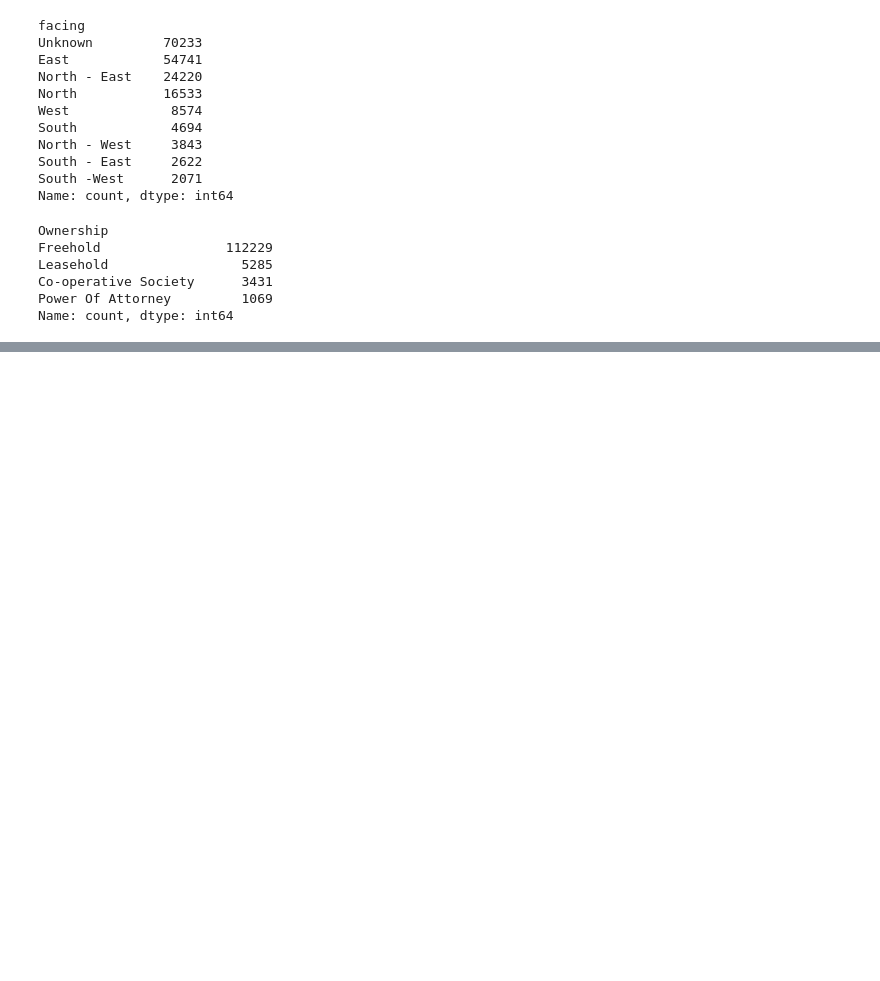
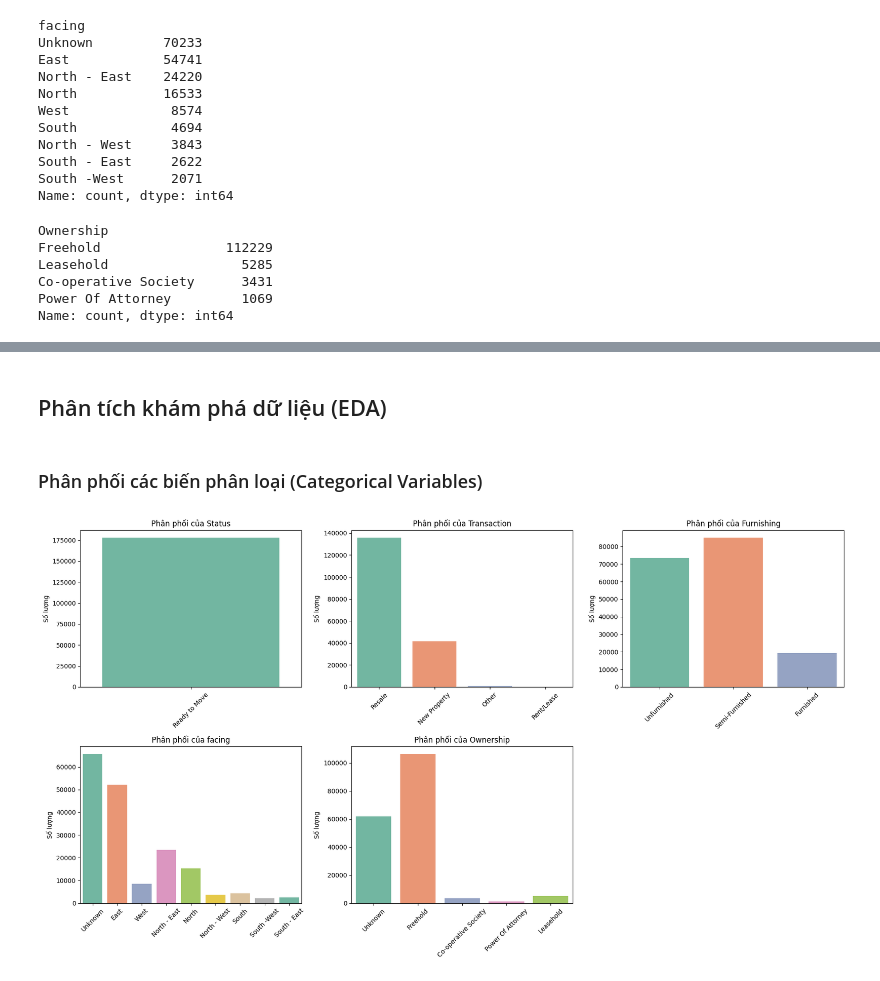
Before and after one commit to vyvy31082004/House-Price-Prediction, a Jupyter notebook: final.ipynb, the cells around one changed output, grey strips where cells are left out. Cells and saved outputs as stored; diff of their text form; code cells hidden in the pictures; blank space fills up the shorter version.

```diff
--- a/final.ipynb
+++ b/final.ipynb
@@ -91,3 +98,18 @@ def clean_area(x):
+# %%
+def clean_area(x):
+    if pd.isna(x):
+        return np.nan
+    x=str(x).lower()
+    match = re.match(r'([0-9.]+)\s*(.*)',x)
+    if match:
+        value = float(match.group(1))
+        unit = match.group(2).strip()
+        if 'sqm' in unit or 'sq.m.' in unit:
+            return value * 10.7639
+        elif 'sqyrd' in unit:
+            return value * 9.0
+        return value
+    return np.nan
 # %%
 data['Carpet Area'] = data['Carpet Area'].apply(clean_area)
 data['Carpet Area'] = data['Carpet Area'].fillna(data['Carpet Area'].median())
@@ -133,5 +170,6 @@ Co-operative Society      3431
 Power Of Attorney         1069
 Name: count, dtype: int64
 # %%
-data['Ownership'].fillna('Unknown')
+data['Ownership'] = data['Ownership'].fillna('Unknown')
+data['Ownership'].value_counts()
 # %% [output]
@@ -149,0 +225,2 @@ Name: Ownership, Length: 187531, dtype: object
+# %%
+data.drop(columns='Amount(in rupees)',inplace=True)
@@ -149,0 +332,26 @@ Name: Ownership, Length: 187531, dtype: object
+# %% [markdown]
+## Phân tích khám phá dữ liệu (EDA)
+# %% [markdown]
+### Phân phối các biến phân loại (Categorical Variables)
+# %%
+cat_cols = ['Status', 'Transaction', 'Furnishing', 'facing', 'Ownership']
+
+fig, axes = plt.subplots(2, 3, figsize=(18, 10))
+axes = axes.flatten()
+
+for i, col in enumerate(cat_cols):
+    if col in data.columns:
+        sns.countplot(data=data, x=col, ax=axes[i], palette='Set2')
+        axes[i].set_title(f'Phân phối của {col}')
+        axes[i].tick_params(axis='x', rotation=45)
+        axes[i].set_ylabel('Số lượng')
+        axes[i].set_xlabel('')
+
+# Xóa trục trống nếu có
+for j in range(len(cat_cols), len(axes)):
+    fig.delaxes(axes[j])
+
+plt.tight_layout()
+plt.show()
+# %% [output]
+[figure, added]
```
Also changed, not shown: parts of 30 cells of this notebook, 5 other files.
